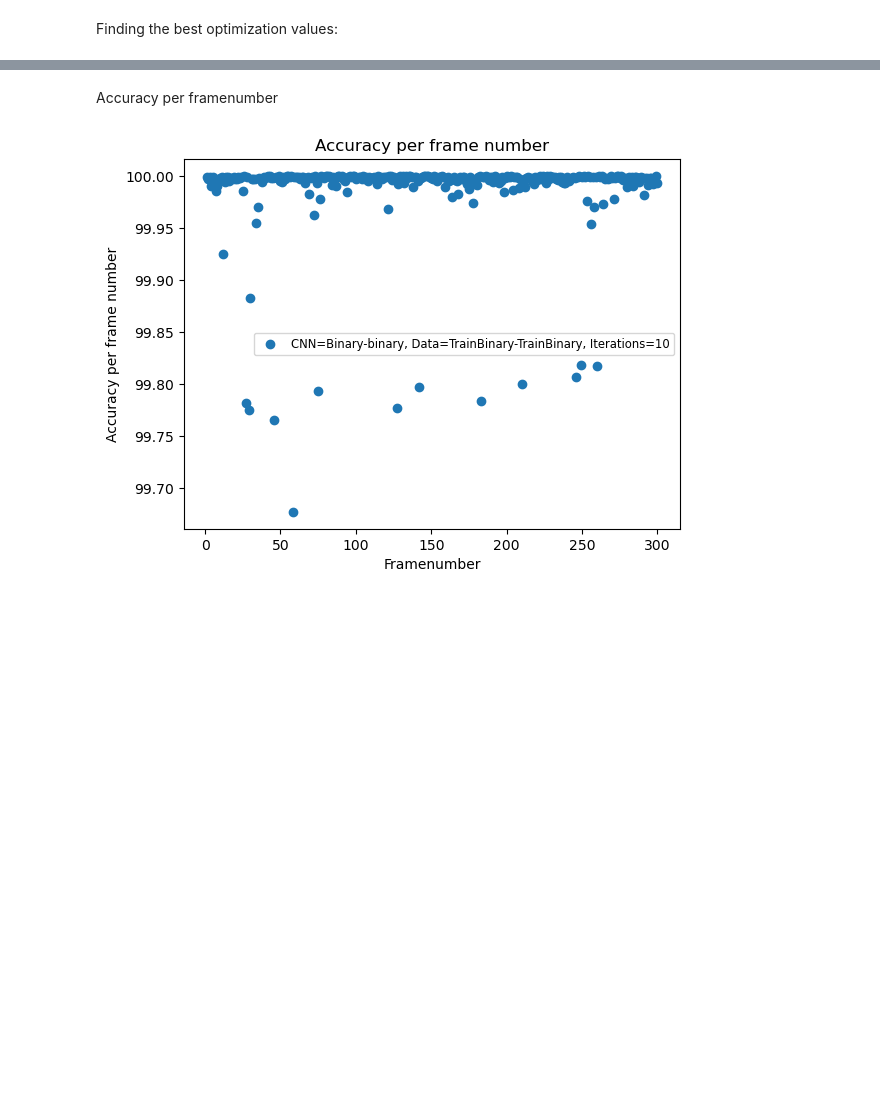
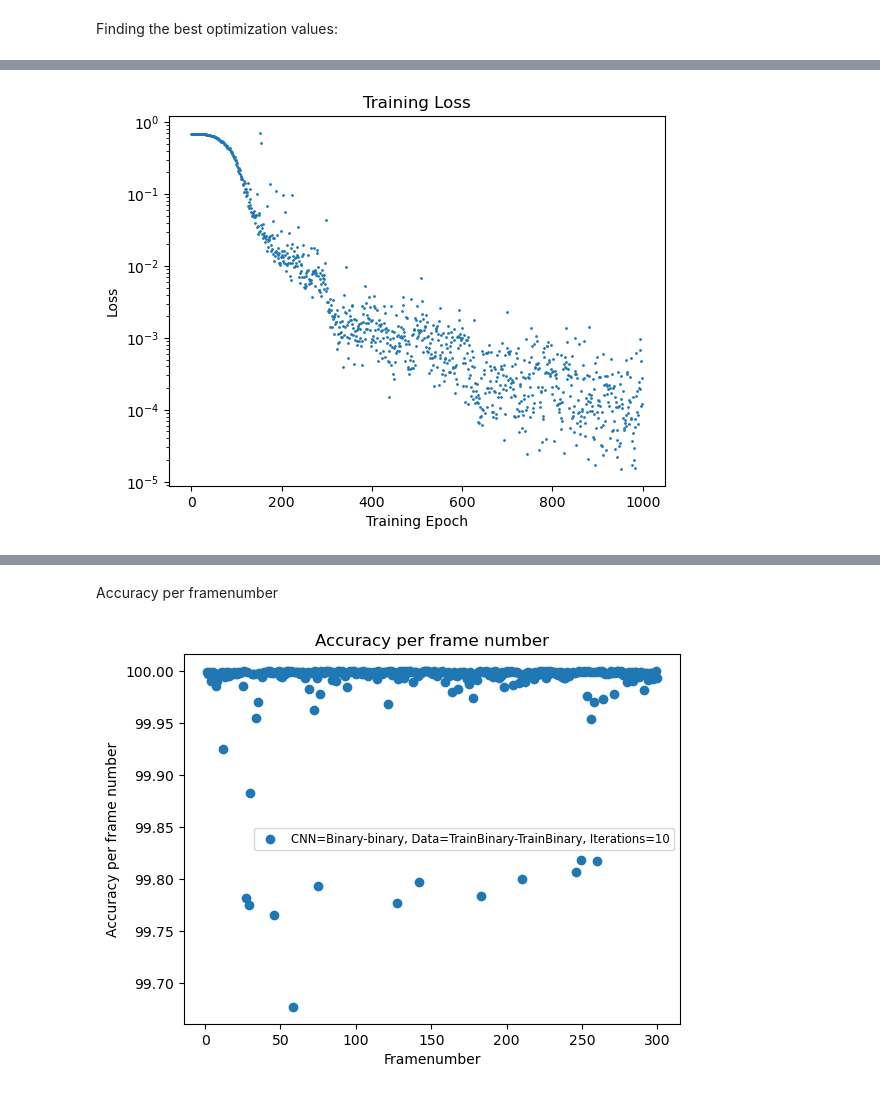
Before and after one commit to Phb22rr/3rd-year-project, a Jupyter notebook: 10. Graphs.ipynb, the cells around one changed output, grey strips where cells are left out. Cells and saved outputs as stored; diff of their text form; code cells hidden in the pictures; blank space fills up the shorter version.

```diff
--- a/10. Graphs.ipynb
+++ b/10. Graphs.ipynb
@@ -115,0 +118,94 @@ plt.show()
+# %%
+# Path to the main directory where all runs are stored
+main_log_dir = (r"A:\3rd_Year_Project\Project_code\runs\Training")#\lr=0.1(300drop0.7), bs=64, TrainBinary-TrainBinary")
+run_name = (r"lr=0.1(300drop0.7), bs=64, TrainBinary-TrainBinary")
+# Pick the tag you're interested in (e.g., 'Loss' or 'Accuracy')
+
+#load in the actual page?
+run_dir = os.path.join(main_log_dir, run_name)
+ea = event_accumulator.EventAccumulator(run_dir)
+ea.Reload()
+
+#load in each of the subjects of interest
+events = ea.Scalars("Accuracy")
+steps50 = [e.step for e in events]
+#   X-axis here
+steps = np.array(steps50)
+steps = steps[:1000]
+
+#   Continuous accuracy
+Acc = [e.value for e in events]
+Acc = np.array(Acc)
+Acc = Acc[:1000]
+
+#   Loss
+events = ea.Scalars("Loss")
+hey_there = [e.value for e in events]
+hey_there = np.array(hey_there)
+hey_there = hey_there[:1000]
+
+#   Binary Accuracy
+events = ea.Scalars('Accuracy for binary labels')
+values2 = [e.value for e in events]
+values2 = np.array(values2)
+values2 = values2[:1000]
+
+#   validation accuracy
+events = ea.Scalars('Validation Accuracy')
+stepsVal = [e.step for e in events]
+stepsVal = np.array(stepsVal)
+stepsVal = stepsVal[:1000]
+values = [e.value for e in events]
+values = np.array(values)
+values = values[:1000]
+
+#Plot the graphs
+#loss
+plt.title("Training Loss")
+plt.scatter(steps, hey_there, s=1)
+plt.xlabel('Training Epoch')
+plt.ylabel("Loss")
+plt.yscale('log')
+#plt.xlim(-50, 1050)
+plt.show()
+#Continuous accuracy
+plt.plot(steps, Acc, label = "Continuous accuracy")
+plt.title("Figure 7a")
+plt.legend(loc='best', fontsize='small')
+plt.xlabel('Training Epoch')
+plt.ylabel("Accuracy(%)")
+#plt.xlim(-50, 1050)
+plt.show()
+#Binary Accuracy
+plt.plot(steps, values2, label = "Binary accuracy")
+plt.title('Figure 7b')
+plt.legend(loc='best', fontsize='small')
+plt.xlabel('Training Epoch')
+plt.ylabel('Accuracy(%)')
+#plt.xlim(-50, 1050)
+plt.show()
+
+#both accuracies in one graph
+plt.plot(steps, Acc, label="Continuous Accuracy", lw=1)
+plt.plot(steps, values2, label="Binary Accuracy", lw=1)
+plt.xlabel('Training Epoch')
+plt.ylabel("Accuracy(%)")
+plt.title("Training Accuracies")
+plt.legend(loc='best', fontsize='small')
+plt.xlim(-50, 1050)
+plt.show()
+
+#validation accuracy
+#plt.plot(stepsVal, values)
+plt.scatter(stepsVal, values, label = "Validation Accuracy", s=10)
+plt.plot(steps, Acc, label="Continuous Accuracy", color="#7a4f6e")
+plt.title(f'Validation and Continuous accuracy')
+plt.xlabel('Training Epoch')
+plt.ylabel("Accuracy(%)")
+plt.xlim(-50, 1050)
+plt.xticks(np.arange(0, len(steps50), 100))
+plt.grid(True)
+plt.legend(loc='best', fontsize='small')
+plt.show()
+# %% [output]
+[figure, added]
```
Also changed, not shown: parts of 4 cells of this notebook, 2 other files.
